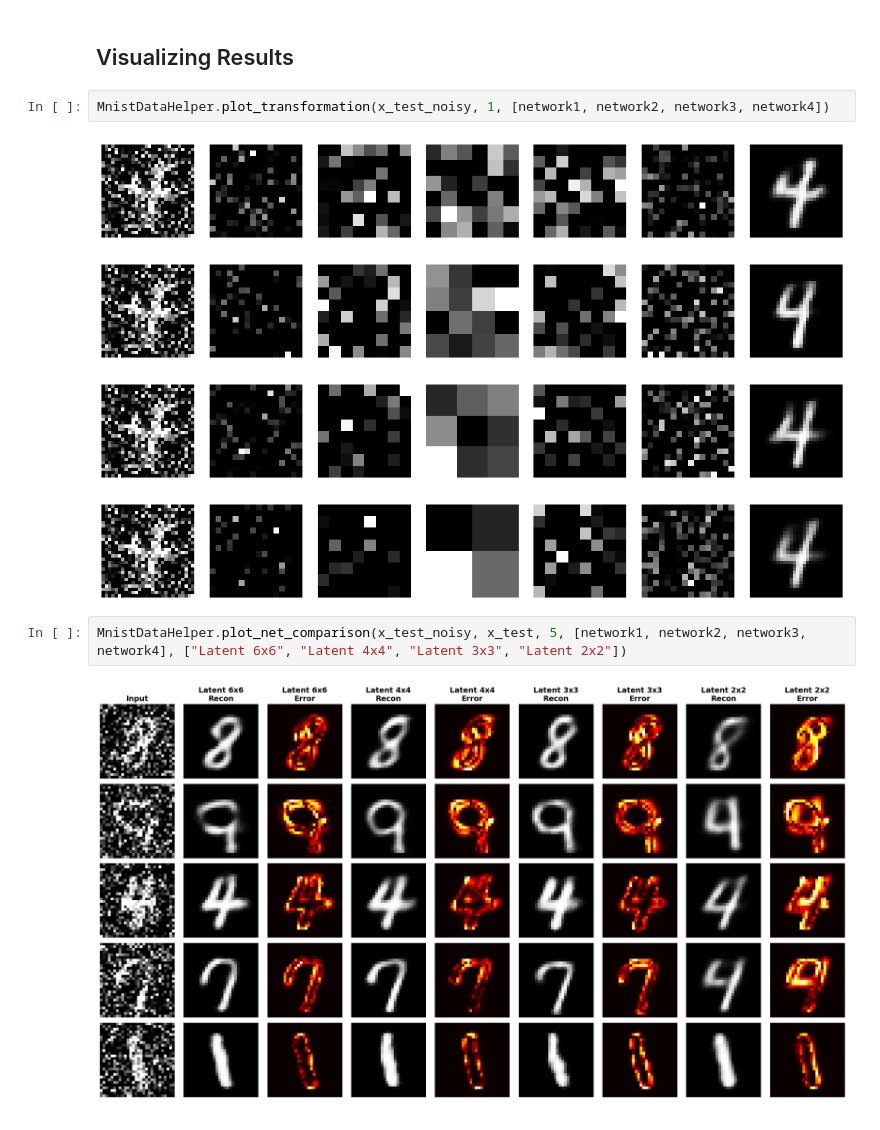
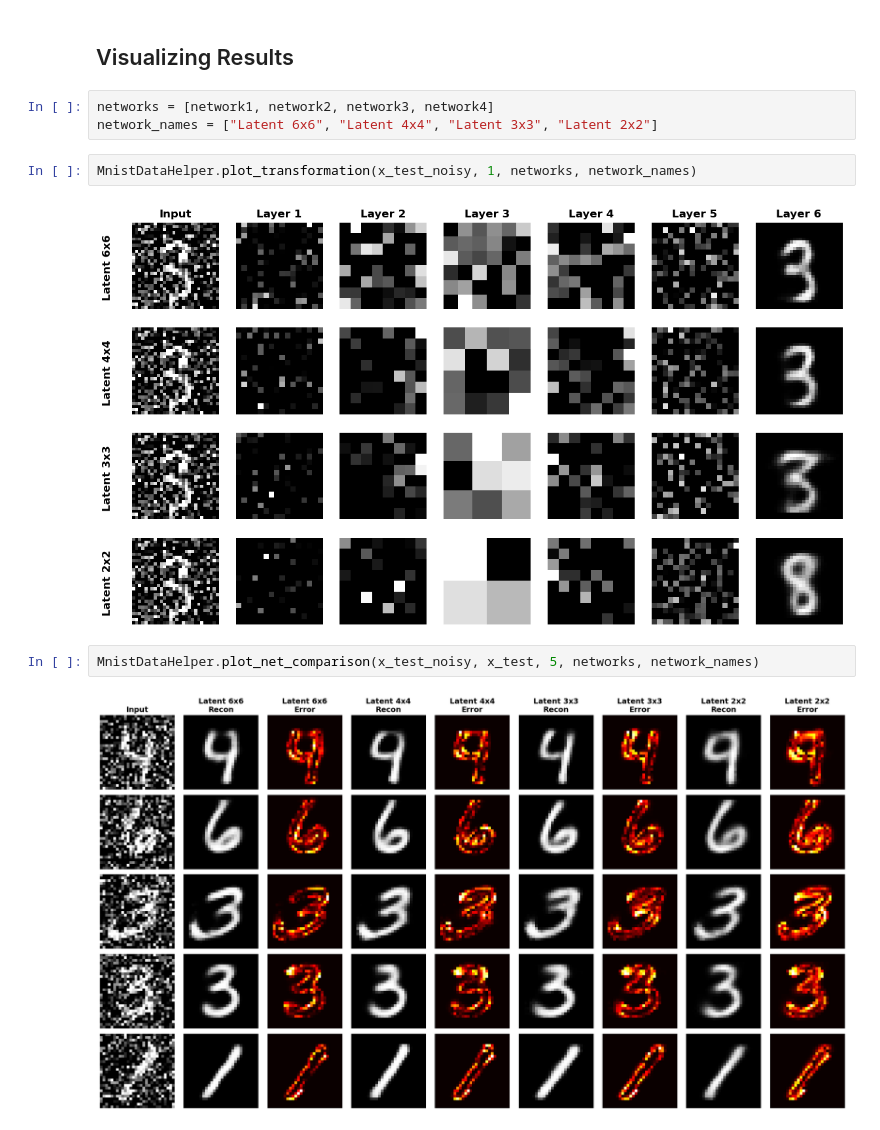
Before and after one commit to danielpederzini/autoencoders-from-scratch, a Jupyter notebook: notebooks/denoiser.ipynb, the cells around one changed output. Drawn from its saved outputs; the diff is of its cells as text.

Commit message:
Update visualizations and README

```diff
--- a/notebooks/denoiser.ipynb
+++ b/notebooks/denoiser.ipynb
@@ -295,16 +295,16 @@ Epoch 50/50 completed | Avg. Loss: 0.0008575514 | Learning Rate: 0.00663420
 # %% [markdown]
 ## Visualizing Results
+# %%
+networks = [network1, network2, network3, network4]
+network_names = ["Latent 6x6", "Latent 4x4", "Latent 3x3", "Latent 2x2"]
 # %%
-MnistDataHelper.plot_transformation(x_test_noisy, 1, [network1, network2, network3, network4])
+MnistDataHelper.plot_transformation(x_test_noisy, 1, networks, network_names)
 # %% [output]
-[figure, old version]
+[figure, new version]
-[figure, removed]
-[figure, removed]
-[figure, removed]
 # %%
-MnistDataHelper.plot_net_comparison(x_test_noisy, x_test, 5, [network1, network2, network3, network4], ["Latent 6x6", "Latent 4x4", "Latent 3x3", "Latent 2x2"])
+MnistDataHelper.plot_net_comparison(x_test_noisy, x_test, 5, networks, network_names)
 # %% [output]
-[figure, old version]
+[figure, new version]
 # %%
 def test(x_test_noisy, x_test, network):
     outputs = network.forward(x_test_noisy)
```
Also changed, not shown: parts of 5 cells of this notebook, 5 other files.
